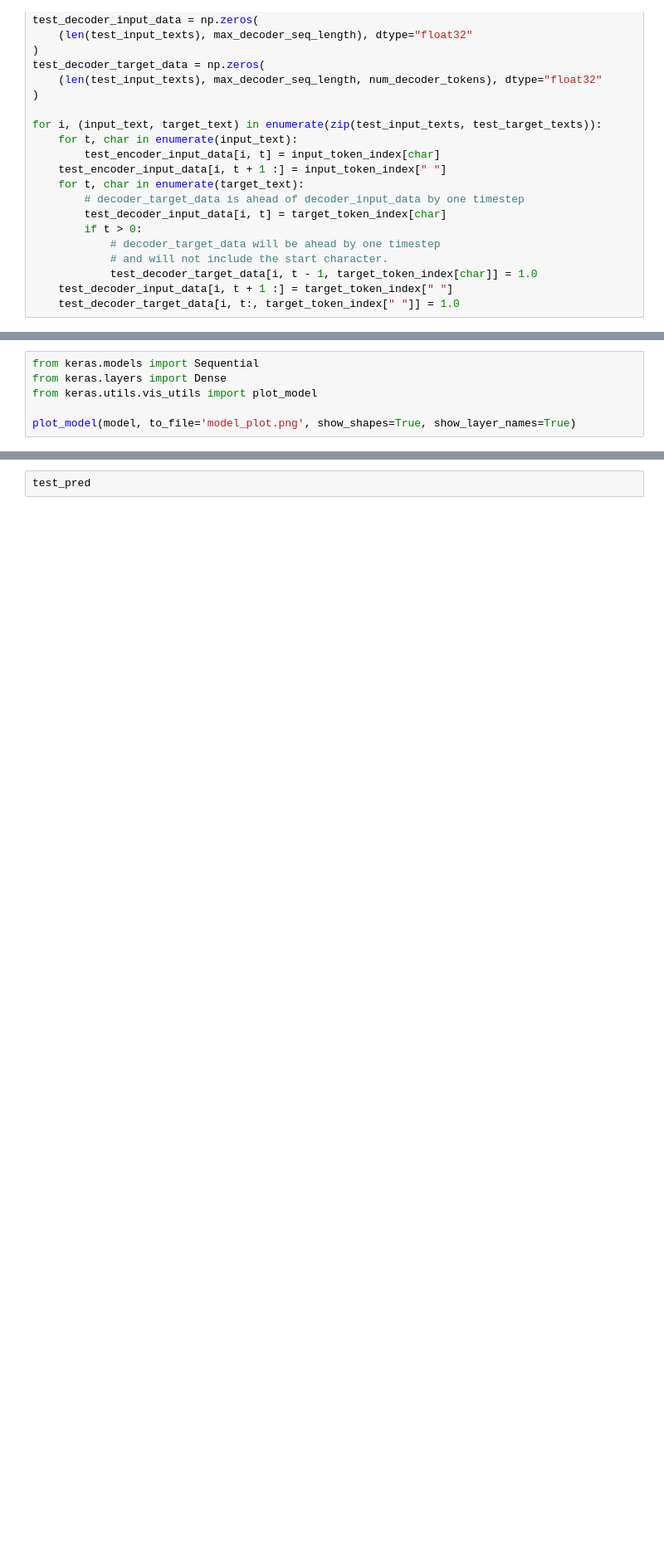
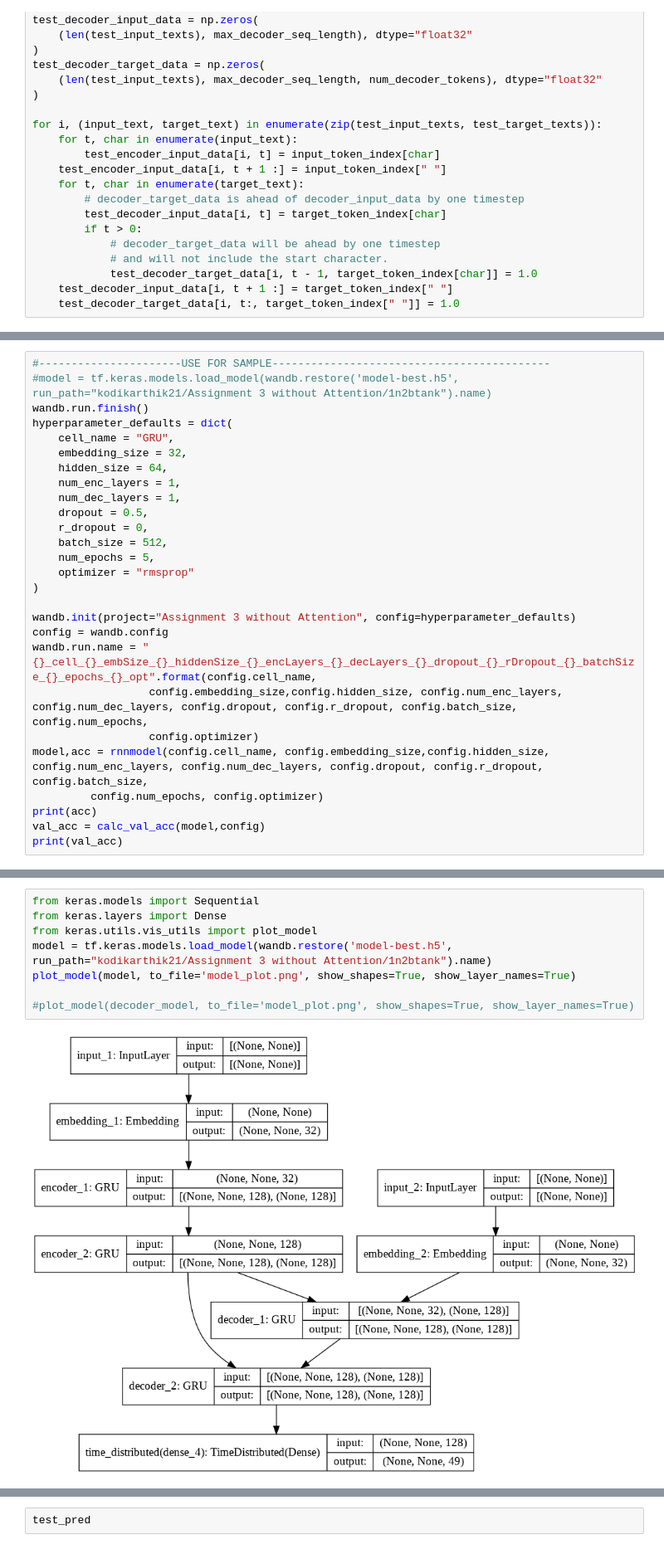
Before and after one commit to kodikarthik21/CS6910---Fundamentals-of-Deep-Learning, a Jupyter notebook: Assignment03/seq2seq_without_Attention.ipynb, the cells around one changed output, grey strips where cells are left out. Shown: that part at 83% size. Drawn from its saved outputs; the diff is of its cells as text; blank space fills up the shorter version.

```diff
--- a/Assignment03/seq2seq_without_Attention.ipynb
+++ b/Assignment03/seq2seq_without_Attention.ipynb
@@ -376,0 +633,27 @@ model.summary()
+# %%
+#----------------------USE FOR SAMPLE-------------------------------------------
+#model = tf.keras.models.load_model(wandb.restore('model-best.h5', run_path="kodikarthik21/Assignment 3 without Attention/1n2btank").name)
+wandb.run.finish()
+hyperparameter_defaults = dict(
+    cell_name = "GRU",
+    embedding_size = 32,
+    hidden_size = 64,
+    num_enc_layers = 1,
+    num_dec_layers = 1,
+    dropout = 0.5,
+    r_dropout = 0,
+    batch_size = 512,
+    num_epochs = 5,
+    optimizer = "rmsprop"
+)
+
+wandb.init(project="Assignment 3 without Attention", config=hyperparameter_defaults)
+config = wandb.config
+wandb.run.name = "{}_cell_{}_embSize_{}_hiddenSize_{}_encLayers_{}_decLayers_{}_dropout_{}_rDropout_{}_batchSize_{}_epochs_{}_opt".format(config.cell_name,
+                  config.embedding_size,config.hidden_size, config.num_enc_layers, config.num_dec_layers, config.dropout, config.r_dropout, config.batch_size, config.num_epochs,
+                  config.optimizer)
+model,acc = rnnmodel(config.cell_name, config.embedding_size,config.hidden_size, config.num_enc_layers, config.num_dec_layers, config.dropout, config.r_dropout, config.batch_size,
+         config.num_epochs, config.optimizer)
+print(acc)
+val_acc = calc_val_acc(model,config)
+print(val_acc)
@@ -377,6 +676,10 @@ model.summary()
 # %%
 from keras.models import Sequential
 from keras.layers import Dense
 from keras.utils.vis_utils import plot_model
+model = tf.keras.models.load_model(wandb.restore('model-best.h5', run_path="kodikarthik21/Assignment 3 without Attention/1n2btank").name)
+plot_model(model, to_file='model_plot.png', show_shapes=True, show_layer_names=True)
 
-plot_model(model, to_file='model_plot.png', show_shapes=True, show_layer_names=True)
+#plot_model(decoder_model, to_file='model_plot.png', show_shapes=True, show_layer_names=True)
+# %% [output]
+[figure, added]
```
Also changed, not shown: parts of 44 cells of this notebook.
